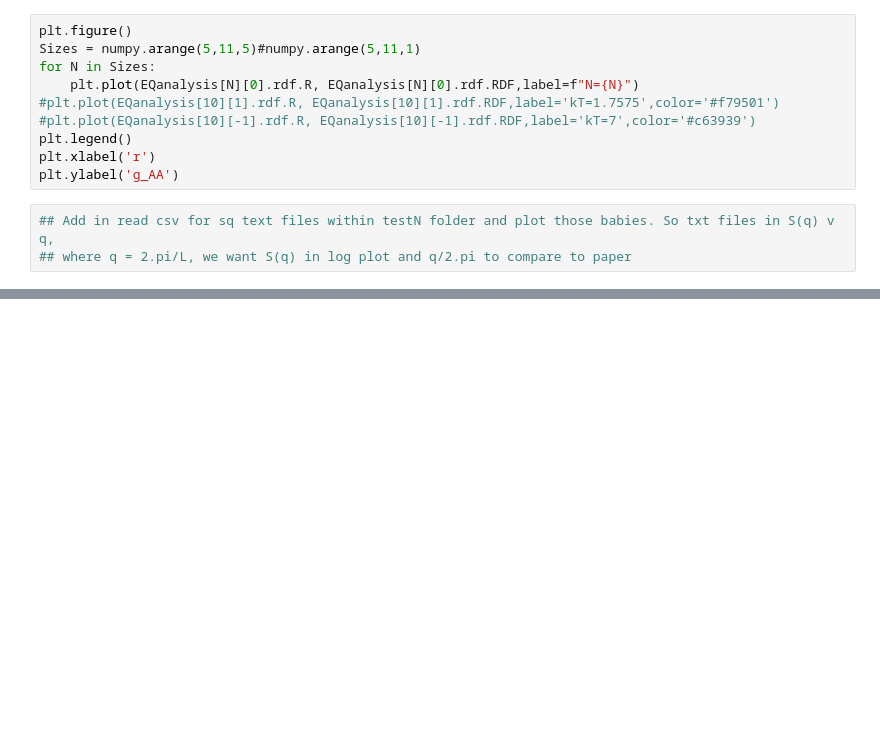
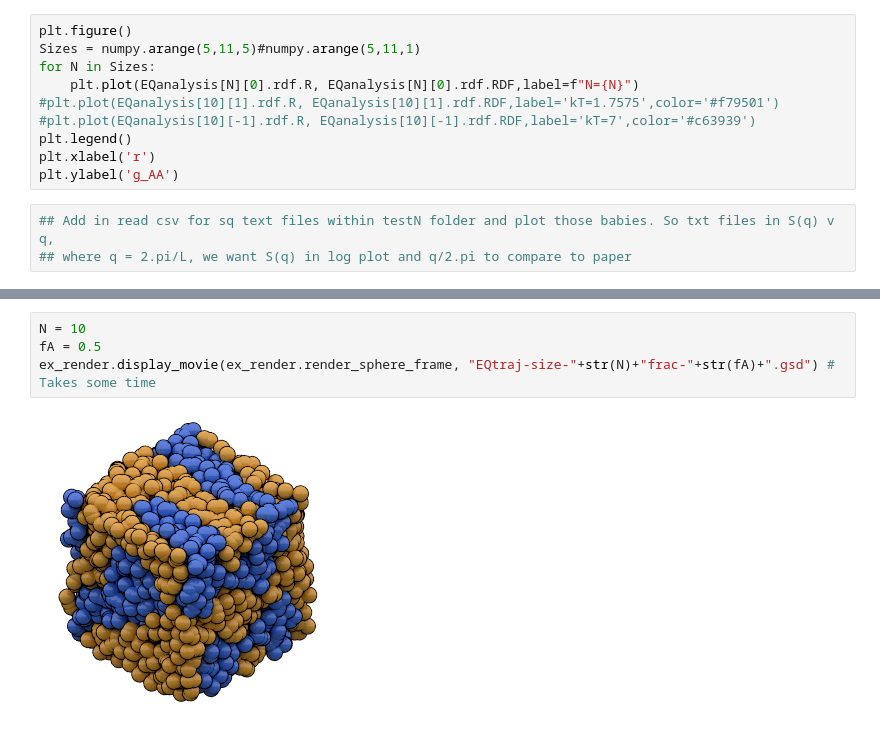
Before and after one commit to nealeellyson/MSE608, a Jupyter notebook: MSE 608 Project 8-checkpoint.ipynb, the cells around one changed output, grey strips where cells are left out. Drawn from its saved outputs; the diff is of its cells as text; blank space fills up the shorter version.

```diff
--- a/MSE 608 Project 8-checkpoint.ipynb
+++ b/MSE 608 Project 8-checkpoint.ipynb
@@ -201,0 +196,6 @@ ex_render.display_movie(ex_render.render_sphere_frame, "EQtraj-size-"+str(N)+"fr
+# %%
+N = 10
+fA = 0.5
+ex_render.display_movie(ex_render.render_sphere_frame, "EQtraj-size-"+str(N)+"frac-"+str(fA)+".gsd") # Takes some time
+# %% [output]
+[figure, added]
```
Also changed, not shown: parts of 5 cells of this notebook, 21 other files.
